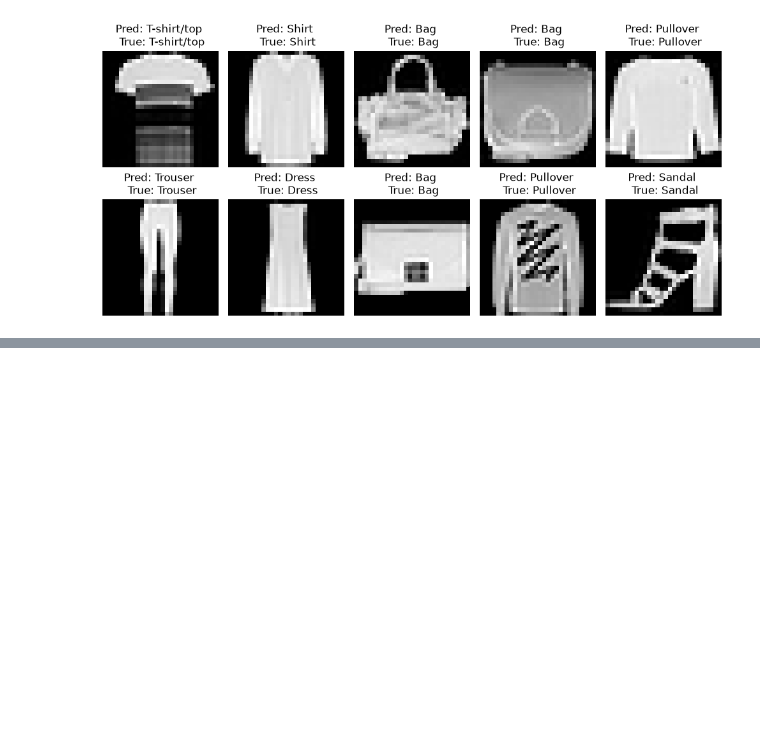
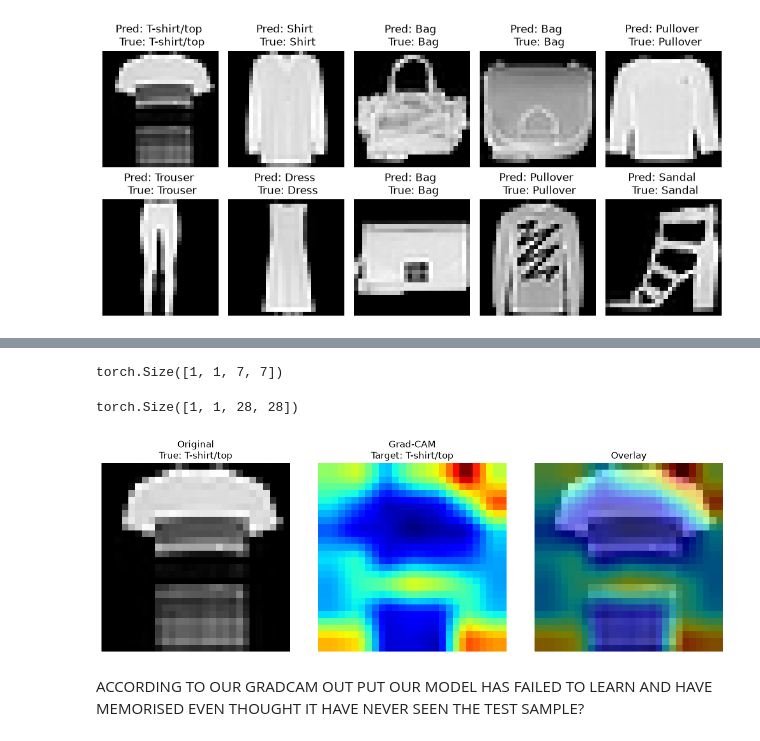
Before and after one commit to keljorden/gradcam, a Jupyter notebook: my_gradcam.ipynb, the cells around one changed output, grey strips where cells are left out. Saved outputs shown, nothing was run; the diff lists cells and outputs as text; code cells hidden in the pictures; blank space fills up the shorter version.

Commit message:
implemented grad-cam and recorded our observations in readme

```diff
--- a/my_gradcam.ipynb
+++ b/my_gradcam.ipynb
@@ -219,0 +307,39 @@ plt.show()
+# %%
+cam = torch.nn.functional.relu(cam)
+cam.shape
+# %% [output]
+torch.Size([1, 1, 7, 7])
+# %%
+upsampled_cam = torch.nn.functional.interpolate(cam, size=(28, 28), mode='bilinear', align_corners=False)
+# %%
+upsampled_cam.shape
+# %% [output]
+torch.Size([1, 1, 28, 28])
+# %%
+upsampled_cam = upsampled_cam - upsampled_cam.min()
+upsampled_cam = upsampled_cam / (upsampled_cam.max() + 1e-8)
+# %%
+model_heatmap = upsampled_cam.squeeze().cpu().numpy()
+# %%
+fig, axes = plt.subplots(1, 3, figsize=(12, 4))
+
+axes[0].imshow(image.squeeze(), cmap='gray')
+axes[0].set_title(f"Original\nTrue: {classes[label]}")
+axes[0].axis('off')
+
+axes[1].imshow(model_heatmap, cmap='jet')
+axes[1].set_title(f"Grad-CAM\nTarget: {output_class}")
+axes[1].axis('off')
+
+# Overlay
+axes[2].imshow(image.squeeze(), cmap='gray')
+axes[2].imshow(model_heatmap, cmap='jet', alpha=0.5)
+axes[2].set_title("Overlay")
+axes[2].axis('off')
+
+plt.tight_layout()
+plt.show()
+# %% [output]
+[figure, added]
+# %% [markdown]
+ACCORDING TO OUR GRADCAM OUT PUT OUR MODEL HAS FAILED TO LEARN AND HAVE MEMORISED EVEN THOUGHT IT HAVE NEVER SEEN THE TEST SAMPLE?
```
Also changed, not shown: parts of 22 cells of this notebook.
